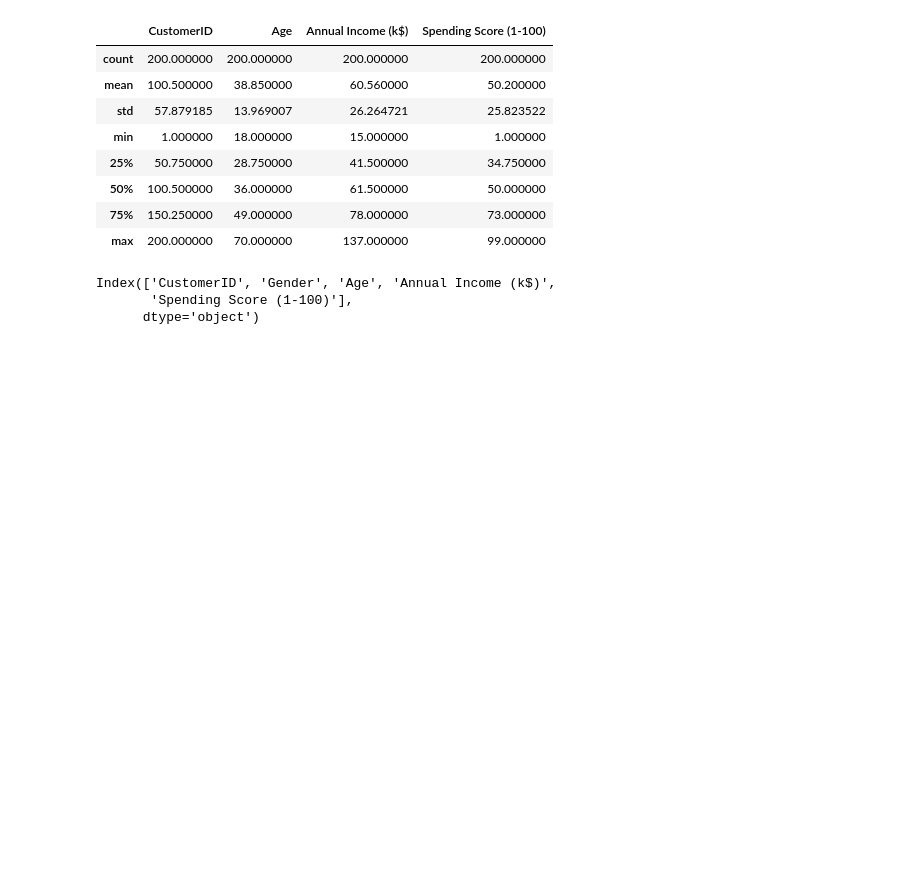
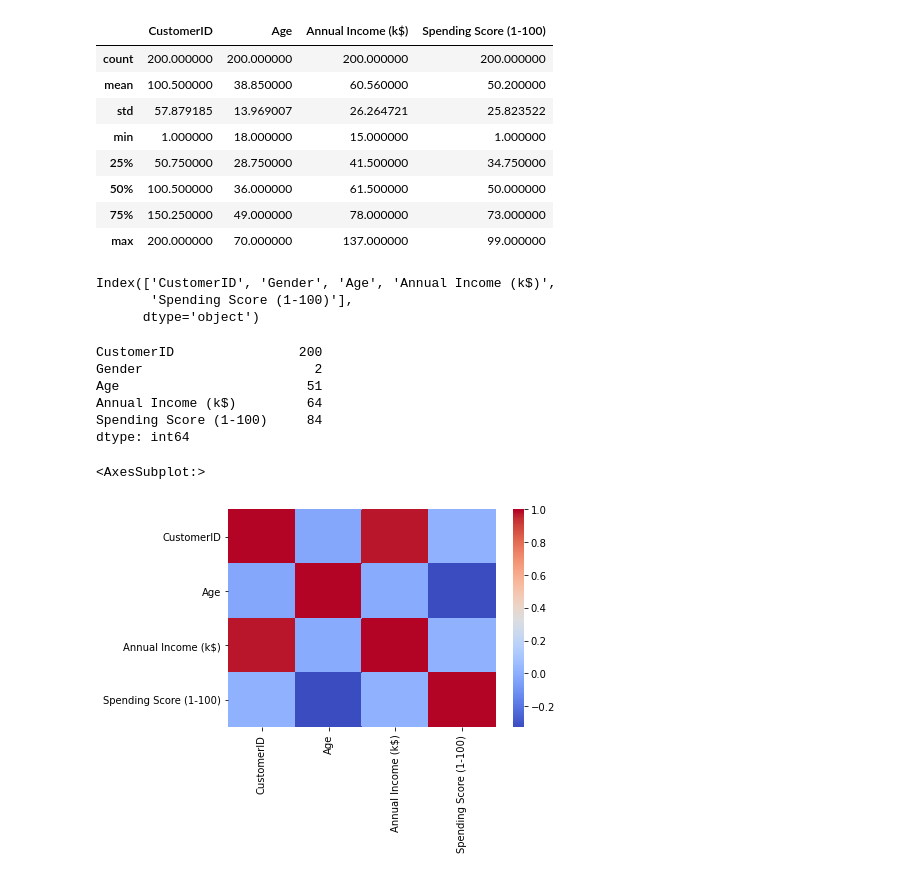
Before and after one commit to aritra741/Exploratory-Data-Analysis, a Jupyter notebook: Mall Customers.ipynb, the cells around one changed output. Cells and saved outputs as stored; diff of their text form; code cells hidden in the pictures; blank space fills up the shorter version.

Commit message:
Mostly added correlation related analysis

```diff
--- a/Mall Customers.ipynb
+++ b/Mall Customers.ipynb
@@ -35,3 +35,19 @@ data.columns
 Index(['CustomerID', 'Gender', 'Age', 'Annual Income (k$)',
        'Spending Score (1-100)'],
       dtype='object')
+# %%
+data.nunique()
+# %% [output]
+CustomerID                200
+Gender                      2
+Age                        51
+Annual Income (k$)         64
+Spending Score (1-100)     84
+dtype: int64
+# %%
+correlation = data.corr()
+# %%
+sns.heatmap(correlation, cmap = 'coolwarm', xticklabels= correlation.columns, yticklabels= correlation.columns)
+# %% [output]
+<AxesSubplot:>
+[figure, added]
```
Also changed, not shown: parts of 7 cells of this notebook.
